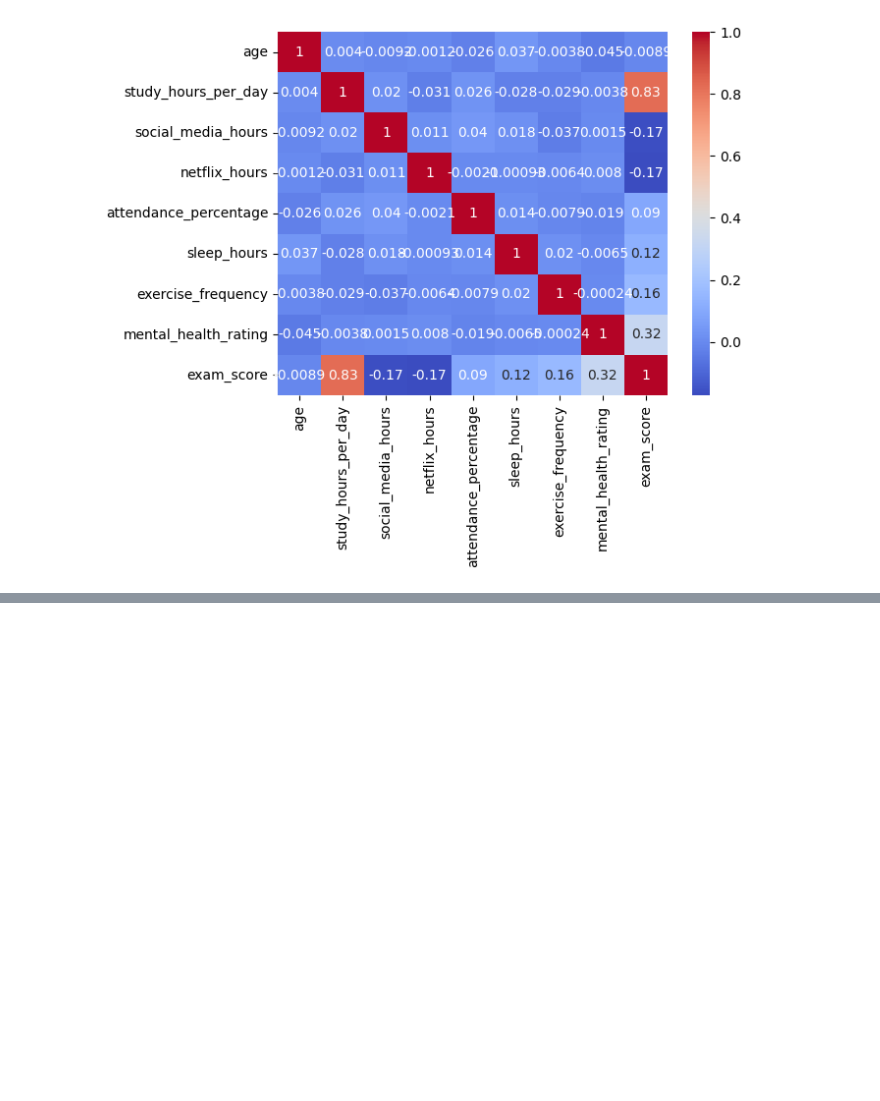
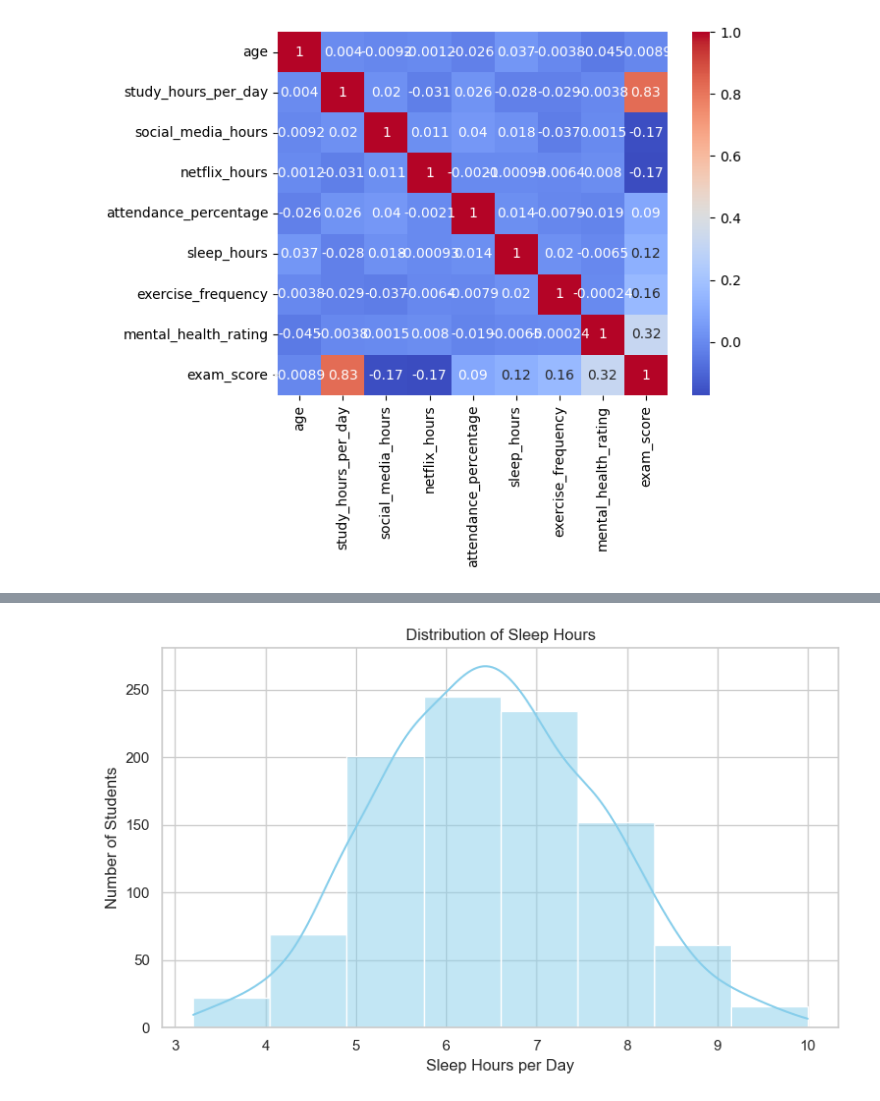
Before and after one commit to Sneha8553/sneha_IT, a Jupyter notebook: task1.ipynb, the cells around one changed output, grey strips where cells are left out. Cells and saved outputs as stored; diff of their text form; code cells hidden in the pictures; blank space fills up the shorter version.

```diff
--- a/task1.ipynb
+++ b/task1.ipynb
@@ -247,0 +293,10 @@ sns.heatmap(study.corr(),cmap='coolwarm',annot=True)
+# %%
+plt.figure(figsize=(8, 5))
+sns.histplot(df['sleep_hours'], bins=8, kde=True, color='skyblue')
+plt.title('Distribution of Sleep Hours')
+plt.xlabel('Sleep Hours per Day')
+plt.ylabel('Number of Students')
+plt.tight_layout()
+plt.show()
+# %% [output]
+[figure, added]
```
Also changed, not shown: parts of 3 cells of this notebook.
